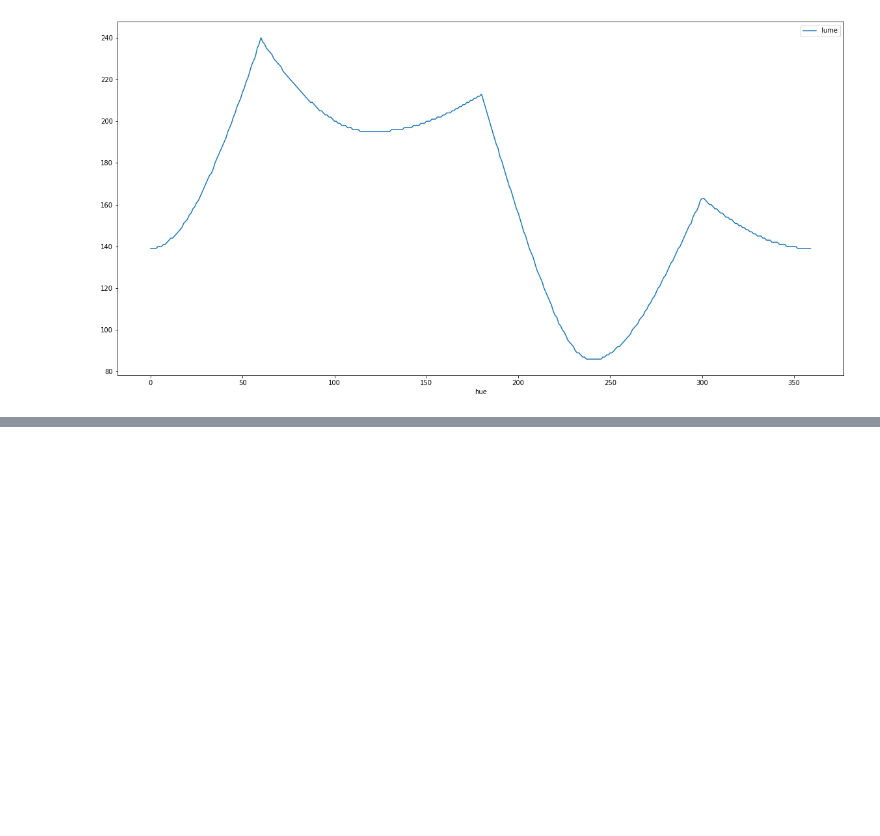
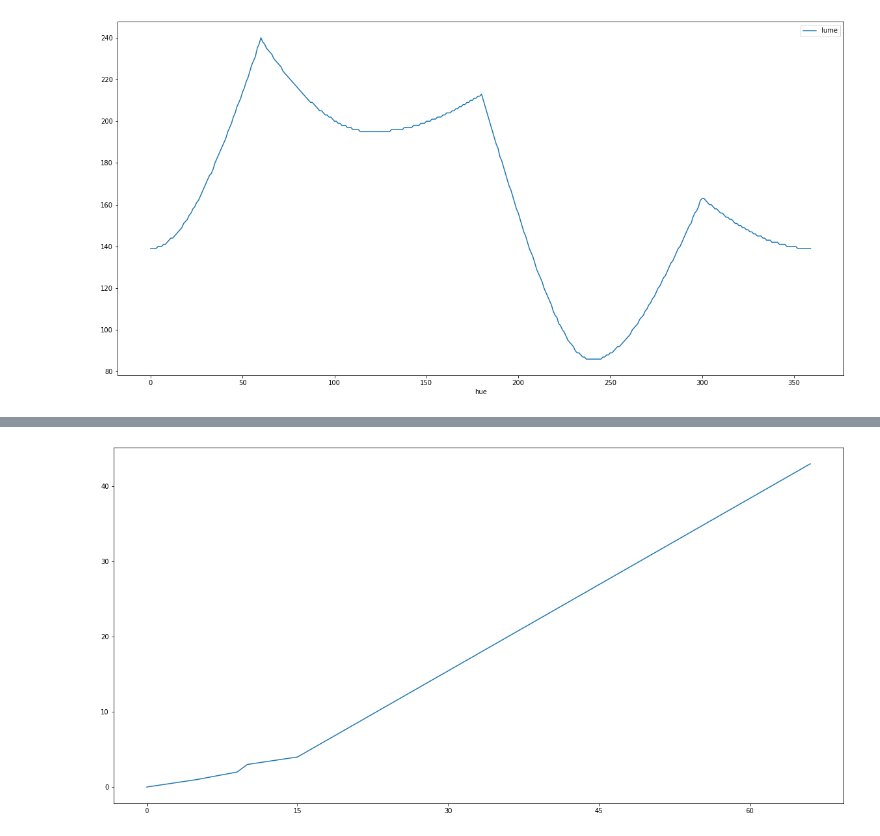
Before and after one commit to rockbeenorth/colorize, a Jupyter notebook: exponent.ipynb, the cells around one changed output, grey strips where cells are left out. Cells and saved outputs as stored; diff of their text form; code cells hidden in the pictures; blank space fills up the shorter version.

```diff
--- a/exponent.ipynb
+++ b/exponent.ipynb
@@ -215,0 +279,13 @@ plt.plot([i for i in range(360)], [THRESHOLD for i in range(0, 360)])
+# %%
+
+j = [0,5,9,10,15,66]
+k = [0,1,2,3,4, 43]
+
+tick_spacing = 15
+
+fig, ax = plt.subplots(1,1)
+ax.plot(j,k)
+ax.xaxis.set_major_locator(ticker.MultipleLocator(tick_spacing))
+plt.show()
+# %% [output]
+[figure, added]
```
Also changed, not shown: parts of 8 cells of this notebook, 1 other file.
